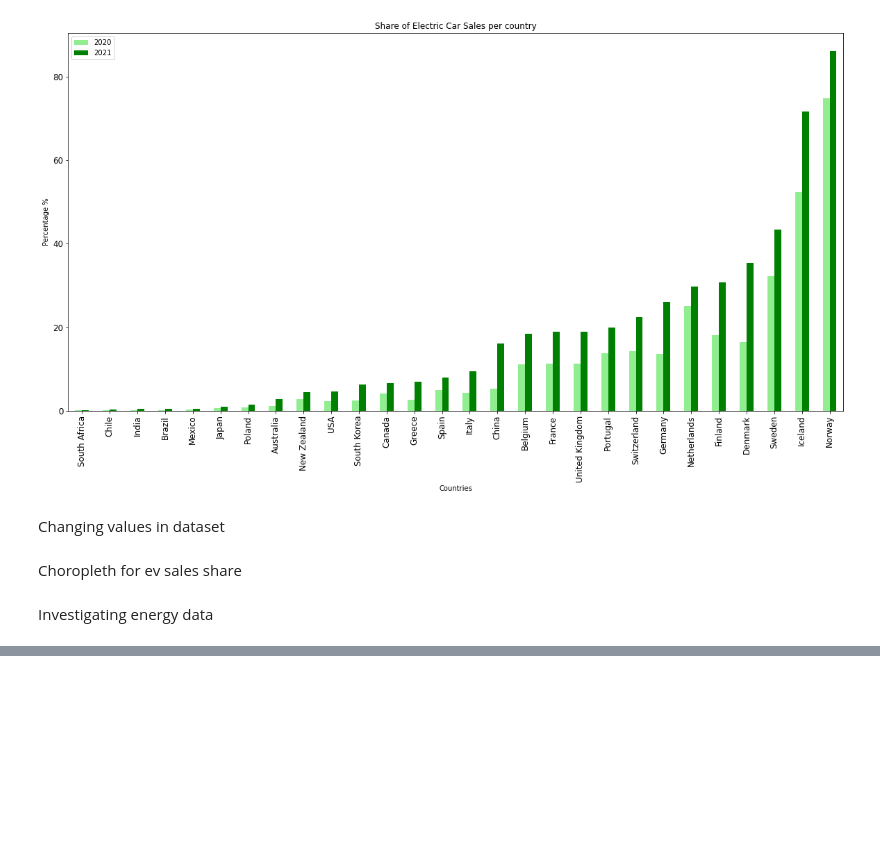
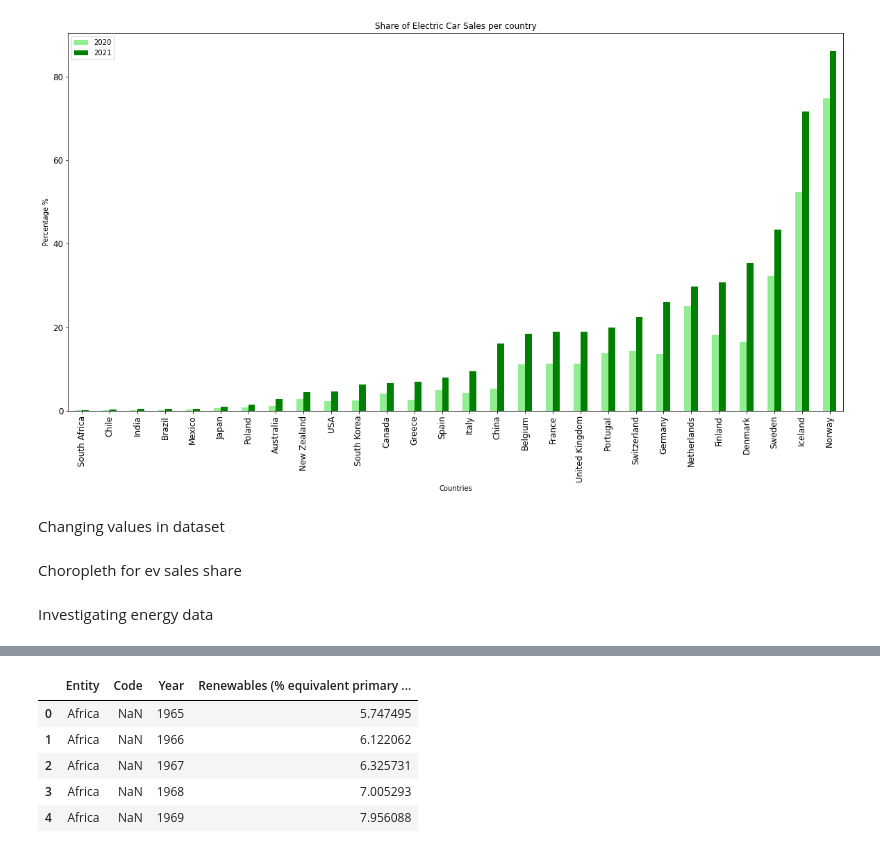
Before and after one commit to aaroln/ev, a Jupyter notebook: presentation.ipynb, the cells around one changed output, grey strips where cells are left out. Saved outputs shown, nothing was run; the diff lists cells and outputs as text; code cells hidden in the pictures; blank space fills up the shorter version.

```diff
--- a/presentation.ipynb
+++ b/presentation.ipynb
@@ -342,0 +214,9 @@ See the caveats in the documentation: https://pandas.pydata.org/pandas-docs/stab
+# %%
+renewable_share.head()
+# %% [output]
+|  | Entity | Code | Year | Renewables (% equivalent primary ... |
+| 0 | Africa | NaN | 1965 | 5.747495 |
+| 1 | Africa | NaN | 1966 | 6.122062 |
+| 2 | Africa | NaN | 1967 | 6.325731 |
+| 3 | Africa | NaN | 1968 | 7.005293 |
+| 4 | Africa | NaN | 1969 | 7.956088 |
```
Also changed, not shown: parts of 16 cells of this notebook.
